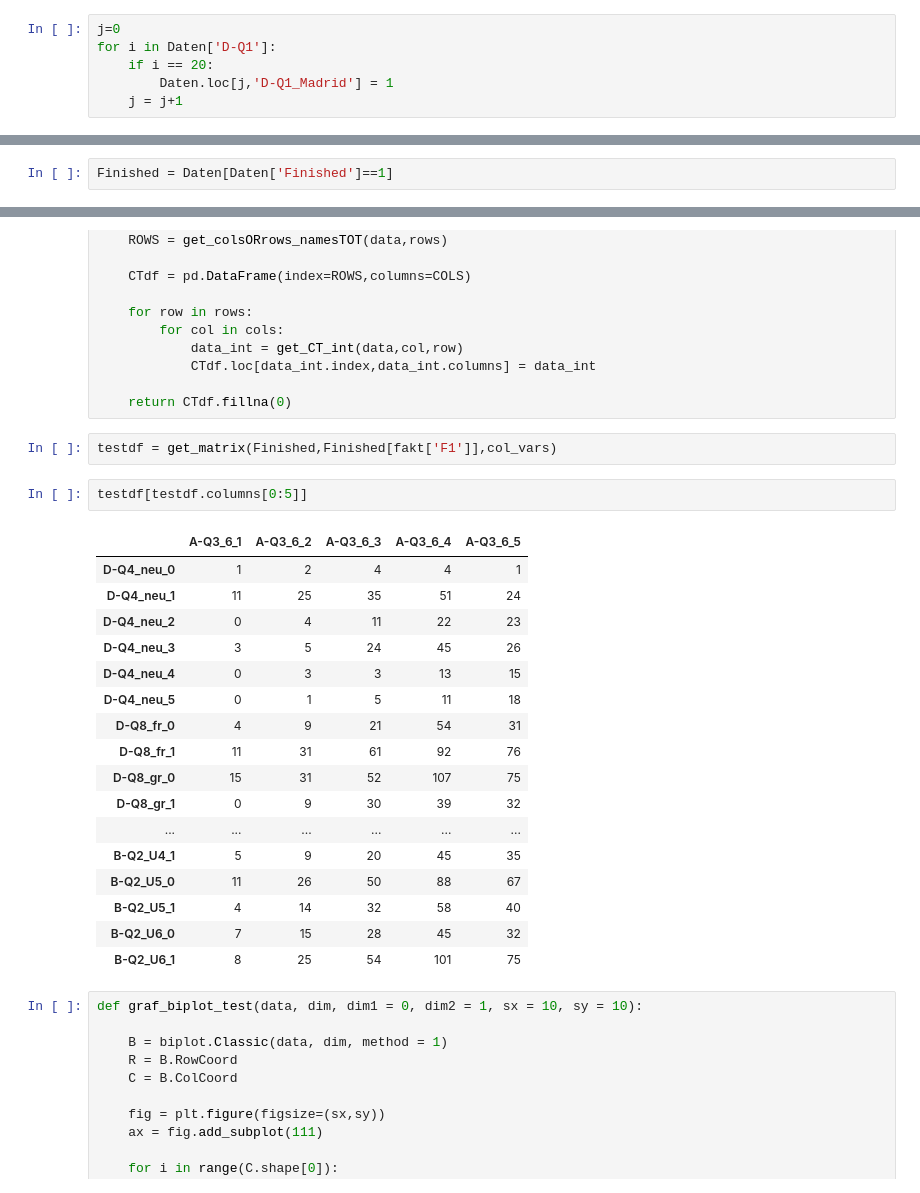
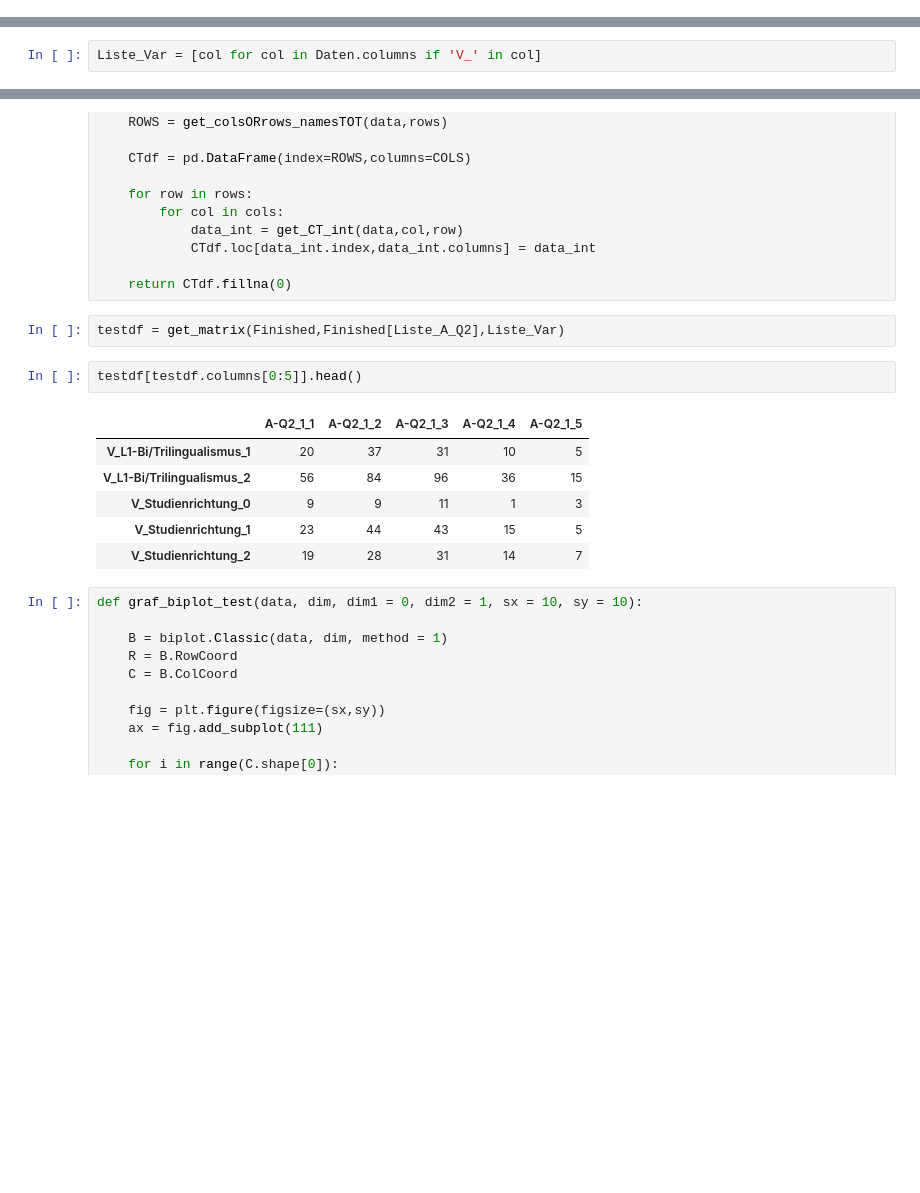
Before and after one commit to martinakienberger/Dissertation_LIS, a Jupyter notebook: Datenanalyse_Inferenz2.ipynb, the cells around one changed output, grey strips where cells are left out. Saved outputs shown, nothing was run; the diff lists cells and outputs as text; blank space fills up the shorter version.

```diff
--- a/Datenanalyse_Inferenz2.ipynb
+++ b/Datenanalyse_Inferenz2.ipynb
@@ -471,6 +37,0 @@ for i in Daten['D-Q1']:
-# %%
-j=0
-for i in Daten['D-Q1']:
-    if i == 20:
-        Daten.loc[j,'D-Q1_Madrid'] = 1
-    j = j+1
@@ -483,2 +37,0 @@ Name: D-Q1_Madrid, dtype: int64
-# %%
-Finished = Daten[Daten['Finished']==1]
@@ -497,0 +48,2 @@ col_vars = ['D-Q4_neu',
+# %%
+Liste_Var = [col for col in Daten.columns if 'V_' in col]
@@ -522,27 +237,16 @@ def get_matrix(data,cols,rows):
 
     return CTdf.fillna(0)
 # %%
-testdf = get_matrix(Finished,Finished[fakt['F1']],col_vars)
+testdf = get_matrix(Finished,Finished[Liste_A_Q2],Liste_Var)
 # %%
-testdf[testdf.columns[0:5]]
+testdf[testdf.columns[0:5]].head()
 # %% [output]
-|  | A-Q3_6_1 | A-Q3_6_2 | A-Q3_6_3 | A-Q3_6_4 | A-Q3_6_5 |
-| D-Q4_neu_0 | 1 | 2 | 4 | 4 | 1 |
-| D-Q4_neu_1 | 11 | 25 | 35 | 51 | 24 |
-| D-Q4_neu_2 | 0 | 4 | 11 | 22 | 23 |
-| D-Q4_neu_3 | 3 | 5 | 24 | 45 | 26 |
-| D-Q4_neu_4 | 0 | 3 | 3 | 13 | 15 |
-| D-Q4_neu_5 | 0 | 1 | 5 | 11 | 18 |
-| D-Q8_fr_0 | 4 | 9 | 21 | 54 | 31 |
-| D-Q8_fr_1 | 11 | 31 | 61 | 92 | 76 |
-| D-Q8_gr_0 | 15 | 31 | 52 | 107 | 75 |
-| D-Q8_gr_1 | 0 | 9 | 30 | 39 | 32 |
-| ... | ... | ... | ... | ... | ... |
-| B-Q2_U4_1 | 5 | 9 | 20 | 45 | 35 |
-| B-Q2_U5_0 | 11 | 26 | 50 | 88 | 67 |
-| B-Q2_U5_1 | 4 | 14 | 32 | 58 | 40 |
-| B-Q2_U6_0 | 7 | 15 | 28 | 45 | 32 |
-| B-Q2_U6_1 | 8 | 25 | 54 | 101 | 75 |
+|  | A-Q2_1_1 | A-Q2_1_2 | A-Q2_1_3 | A-Q2_1_4 | A-Q2_1_5 |
+| V_L1-Bi/Trilingualismus_1 | 20 | 37 | 31 | 10 | 5 |
+| V_L1-Bi/Trilingualismus_2 | 56 | 84 | 96 | 36 | 15 |
+| V_Studienrichtung_0 | 9 | 9 | 11 | 1 | 3 |
+| V_Studienrichtung_1 | 23 | 44 | 43 | 15 | 5 |
+| V_Studienrichtung_2 | 19 | 28 | 31 | 14 | 7 |
 # %%
 def graf_biplot_test(data, dim, dim1 = 0, dim2 = 1, sx = 10, sy = 10):
 
```
Also changed, not shown: parts of 131 cells of this notebook, 2 other files.
